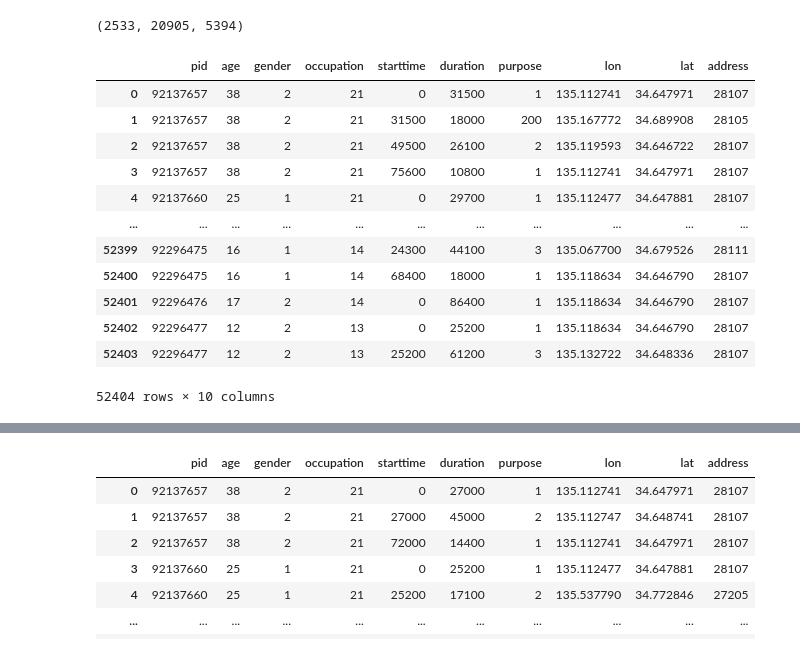
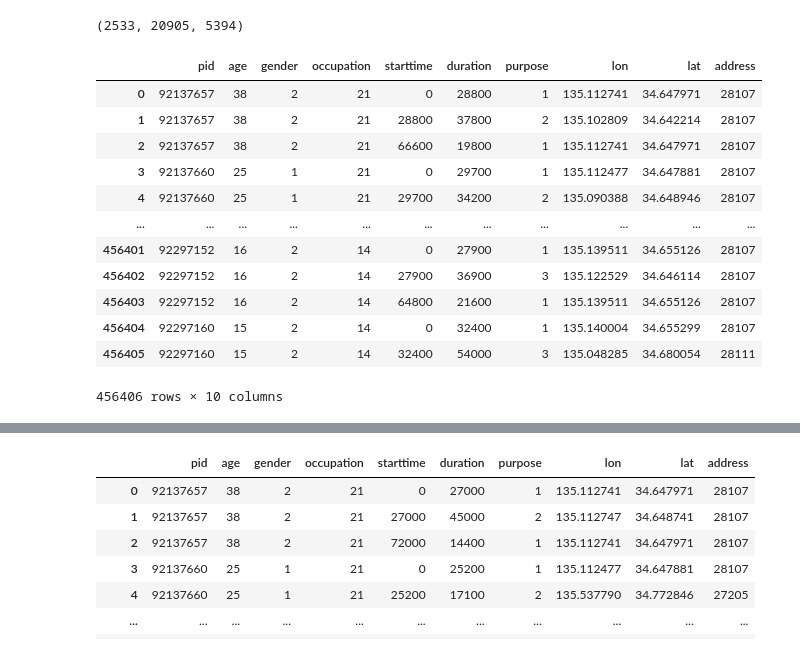
Before and after one commit to sekilab/Pseudo-PFLOW, a Jupyter notebook: src/scripts/Kobe.ipynb, the cells around one changed output, grey strips where cells are left out. Saved outputs shown, nothing was run; the diff lists cells and outputs as text; code cells hidden in the pictures.

```diff
--- a/src/scripts/Kobe.ipynb
+++ b/src/scripts/Kobe.ipynb
@@ -31,22 +31,23 @@ len(suma_pop[suma_pop['age']<15]), len(suma_pop), len(suma_pop[suma_pop['age']>=
 # %% [output]
 (2533, 20905, 5394)
 # %%
-activity = pd.read_csv("C:\\Data\\PseudoPFLOW\\activity_v2\\28\\filtered_activity_28107_3rd.csv", names=['pid', 'age','gender','occupation','starttime','duration', 'purpose', 'lon', 'lat', 'address'])
+# activity = pd.read_csv("C:\\Data\\PseudoPFLOW\\activity_v2\\28\\filtered_activity_28107_3rd.csv", names=['pid', 'age','gender','occupation','starttime','duration', 'purpose', 'lon', 'lat', 'address'])
+activity = pd.read_csv("C:\\Users\\pybdt\\Downloads\\activity_28107.csv", names=['pid', 'age','gender','occupation','starttime','duration', 'purpose', 'lon', 'lat', 'address'])
 activity
 # %% [output]
 |  | pid | age | gender | occupation | starttime | duration | purpose | lon | lat | address |
-| 0 | 92137657 | 38 | 2 | 21 | 0 | 31500 | 1 | 135.112741 | 34.647971 | 28107 |
-| 1 | 92137657 | 38 | 2 | 21 | 31500 | 18000 | 200 | 135.167772 | 34.689908 | 28105 |
-| 2 | 92137657 | 38 | 2 | 21 | 49500 | 26100 | 2 | 135.119593 | 34.646722 | 28107 |
-| 3 | 92137657 | 38 | 2 | 21 | 75600 | 10800 | 1 | 135.112741 | 34.647971 | 28107 |
-| 4 | 92137660 | 25 | 1 | 21 | 0 | 29700 | 1 | 135.112477 | 34.647881 | 28107 |
+| 0 | 92137657 | 38 | 2 | 21 | 0 | 28800 | 1 | 135.112741 | 34.647971 | 28107 |
+| 1 | 92137657 | 38 | 2 | 21 | 28800 | 37800 | 2 | 135.102809 | 34.642214 | 28107 |
+| 2 | 92137657 | 38 | 2 | 21 | 66600 | 19800 | 1 | 135.112741 | 34.647971 | 28107 |
+| 3 | 92137660 | 25 | 1 | 21 | 0 | 29700 | 1 | 135.112477 | 34.647881 | 28107 |
+| 4 | 92137660 | 25 | 1 | 21 | 29700 | 34200 | 2 | 135.090388 | 34.648946 | 28107 |
 | ... | ... | ... | ... | ... | ... | ... | ... | ... | ... | ... |
-| 52399 | 92296475 | 16 | 1 | 14 | 24300 | 44100 | 3 | 135.067700 | 34.679526 | 28111 |
-| 52400 | 92296475 | 16 | 1 | 14 | 68400 | 18000 | 1 | 135.118634 | 34.646790 | 28107 |
-| 52401 | 92296476 | 17 | 2 | 14 | 0 | 86400 | 1 | 135.118634 | 34.646790 | 28107 |
-| 52402 | 92296477 | 12 | 2 | 13 | 0 | 25200 | 1 | 135.118634 | 34.646790 | 28107 |
-| 52403 | 92296477 | 12 | 2 | 13 | 25200 | 61200 | 3 | 135.132722 | 34.648336 | 28107 |
+| 456401 | 92297152 | 16 | 2 | 14 | 0 | 27900 | 1 | 135.139511 | 34.655126 | 28107 |
+| 456402 | 92297152 | 16 | 2 | 14 | 27900 | 36900 | 3 | 135.122529 | 34.646114 | 28107 |
+| 456403 | 92297152 | 16 | 2 | 14 | 64800 | 21600 | 1 | 135.139511 | 34.655126 | 28107 |
+| 456404 | 92297160 | 15 | 2 | 14 | 0 | 32400 | 1 | 135.140004 | 34.655299 | 28107 |
+| 456405 | 92297160 | 15 | 2 | 14 | 32400 | 54000 | 3 | 135.048285 | 34.680054 | 28111 |
-52404 rows × 10 columns
+456406 rows × 10 columns
 # %%
 target = activity[activity['pid'].isin(suma_pop['pid'].tolist())]
 target
```
Also changed, not shown: parts of 9 cells of this notebook, 10 other files.
